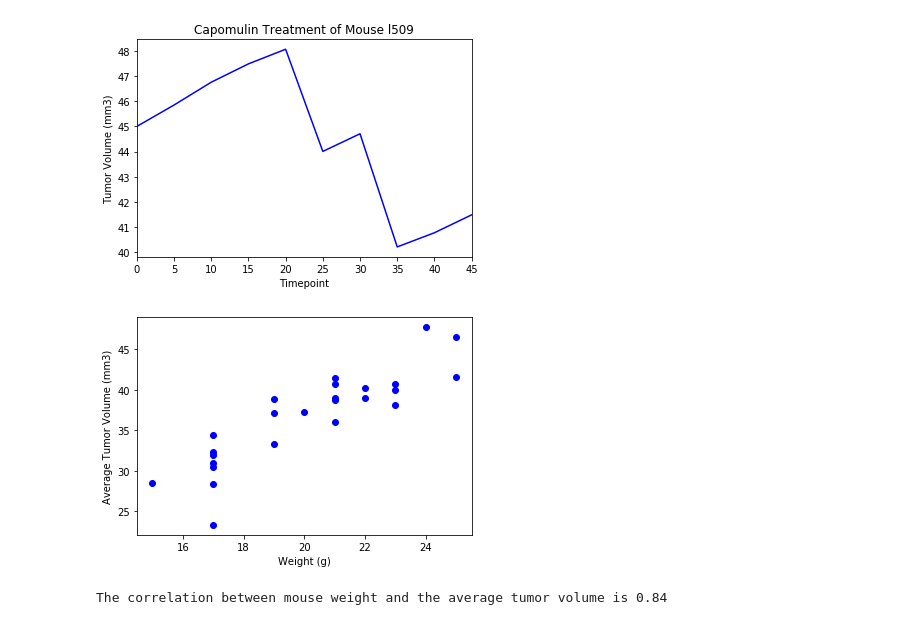
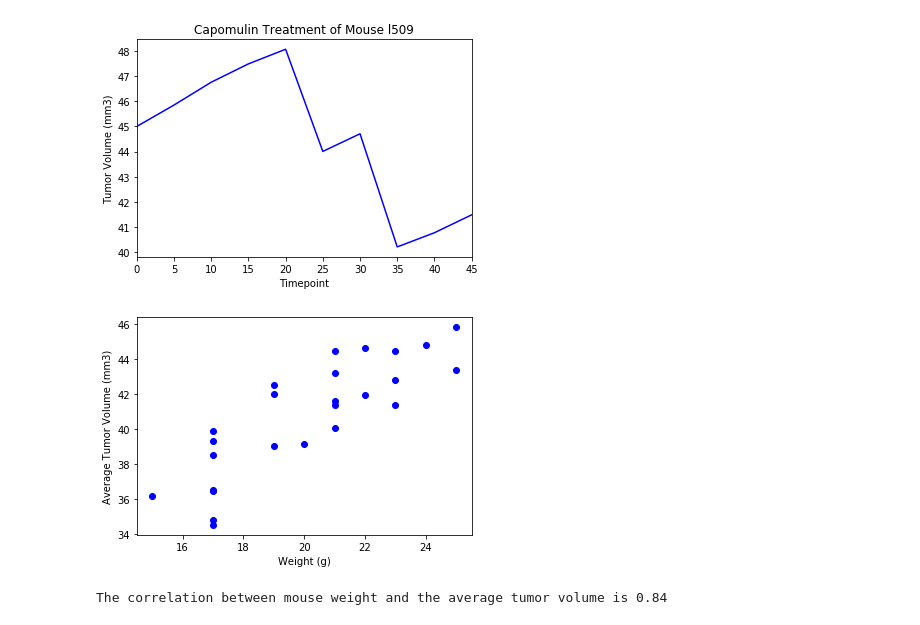
Before and after one commit to DarleneKo/matplotlib-challenge, a Jupyter notebook: pymaceuticals_3.6.2020.ipynb, the cells around one changed output. Drawn from its saved outputs; the diff is of its cells as text; code cells hidden in the pictures.

Commit message:
Edits to Scatterplot

```diff
--- a/pymaceuticals_3.6.2020.ipynb
+++ b/pymaceuticals_3.6.2020.ipynb
@@ -272,14 +257,14 @@ plt.show()
 # %%
 # Generate a scatter plot of mouse weight versus average tumor volume for the Capomulin regimen
 
-#grouped_weight_data = capomulin_treatment.groupby(["Mouse ID", "Weight (g)"]).mean()["Tumor Volume (mm3)"].reset_index()
-
-#plt.scatter(grouped_weight_data["Weight (g)"], grouped_weight_data["Tumor Volume (mm3)"], color="blue")
-#plt.xlabel("Weight (g)")
-#plt.ylabel("Average Tumor Volume (mm3)")
-#plt.show()
+grouped_weight_data = combined_data.groupby(["Mouse ID", "Weight (g)", "Drug Regimen"]).mean()["Tumor Volume (mm3)"].reset_index()
+capomulin_weight_data = grouped_weight_data.loc[ (grouped_weight_data["Drug Regimen"] == "Capomulin") ,:]
+plt.scatter(capomulin_weight_data["Weight (g)"], capomulin_weight_data["Tumor Volume (mm3)"], color="blue")
+plt.xlabel("Weight (g)")
+plt.ylabel("Average Tumor Volume (mm3)")
+plt.show()
 # %% [output]
-[figure, old version]
+[figure, new version]
 # %%
 # Calculate the correlation coefficient and linear regression model for mouse weight and average tumor volume for the Capomulin regimen
 # %% [output]
```
Also changed, not shown: parts of 1 cell of this notebook.
